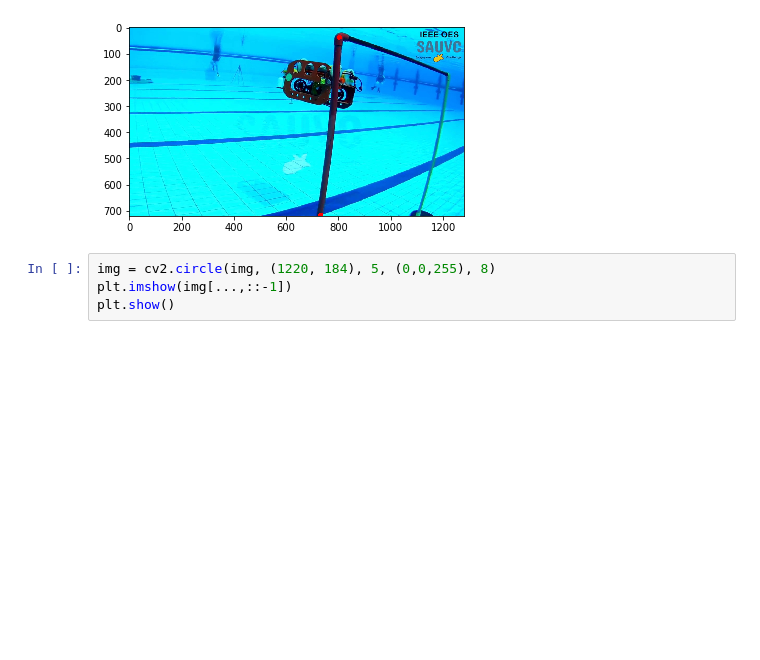
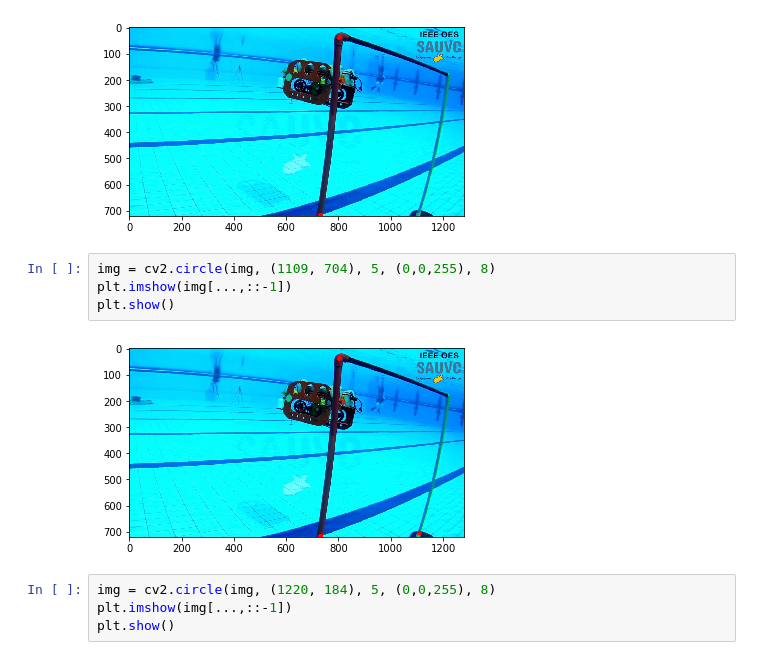
Before and after one commit to ashvath100/computer-vision, a Jupyter notebook: experimentation/Data_Cleaning/Data_YOLO.ipynb, the cells around one changed output. Cells and saved outputs as stored; diff of their text form; blank space fills up the shorter version.

```diff
--- a/experimentation/Data_Cleaning/Data_YOLO.ipynb
+++ b/experimentation/Data_Cleaning/Data_YOLO.ipynb
@@ -243,6 +243,12 @@ plt.imshow(img[...,::-1])
 plt.show()
 # %% [output]
 [figure]
+# %%
+img = cv2.circle(img, (1109, 704), 5, (0,0,255), 8)
+plt.imshow(img[...,::-1])
+plt.show()
+# %% [output]
+[figure, added]
 # %%
 img = cv2.circle(img, (1220, 184), 5, (0,0,255), 8)
 plt.imshow(img[...,::-1])
```
Also changed, not shown: parts of 1 cell of this notebook, 3 other files.
